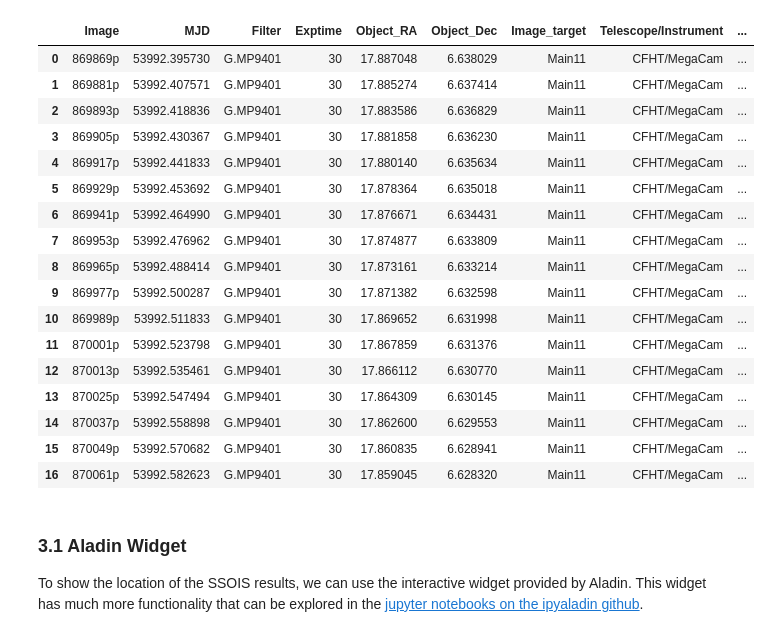
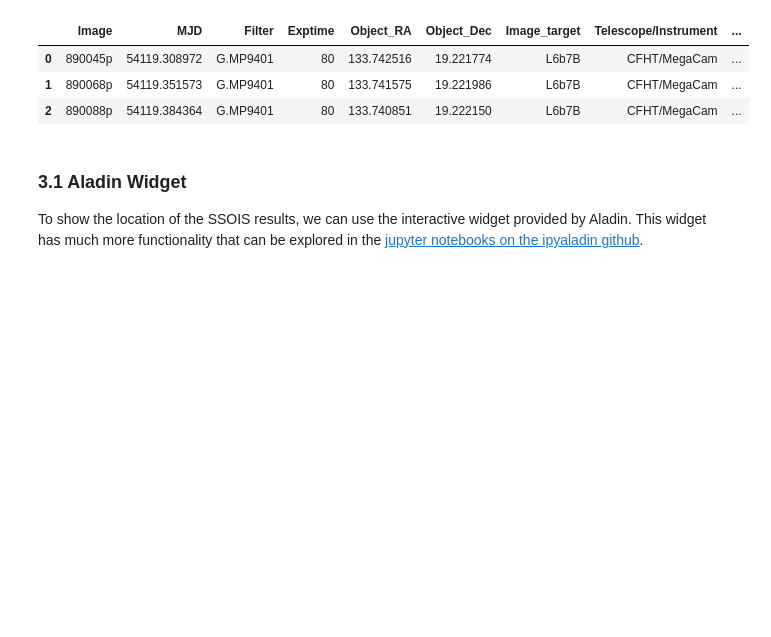
Before and after one commit to ellieb/astroquery_tutorial, a Jupyter notebook: astroquery_example_kbos.ipynb, the cells around one changed output. Saved outputs shown, nothing was run; the diff lists cells and outputs as text; code cells hidden in the pictures; blank space fills up the shorter version.

```diff
--- a/astroquery_example_kbos.ipynb
+++ b/astroquery_example_kbos.ipynb
@@ -34,60 +34,39 @@ from urllib.parse import urlencode
 import pandas as pd
 
 # Define search parameters
-# kbo_name = '2010 GB174'
-# start_date = '2010 01 01'
-# end_date = '2016 01 01'
-# max_exp_time = 100
-
-# Alternate search parameters
-kbo_name = 'Yasutani'
-start_date = '2006 09 14'
-end_date = '2006 09 15'
+kbo_name = '2006 WG206'
+start_date = '2007 01 18'
+end_date = '2007 01 19'
 max_exp_time = 20
 
 # Build query url
 params = {
     'lang': 'en',
     'object': kbo_name,
     'search': 'bynameCADC',
     'epoch1': start_date,
     'epoch2': end_date,
     'eunits': 'arcseconds',
     'extres': 'no',  # Return the extension where the KBO can be seen in
     'xyres': 'no',  # Return the pixel X and Y position of the KBO
     'format': 'tsv'
 }
 base_url = 'https://www.cadc-ccda.hia-iha.nrc-cnrc.gc.ca/cadcbin/ssos/ssosclf.pl'
 url = '{}?{}'.format(base_url, urlencode(params))
 
 # Access data and convert to panadas dataframe
 data_table = pd.read_csv(url, sep='\t')
 
 # Get results with a long exposure and the g-band filter
 data_table = data_table[(data_table['Exptime'] > max_exp_time)
                         & (data_table['Filter'] == "G.MP9401")]
 
-
 data_table
 # %% [output]
 |  | Image | MJD | Filter | Exptime | Object_RA | Object_Dec | Image_target | Telescope/Instrument | ... |
-| 0 | 869869p | 53992.395730 | G.MP9401 | 30 | 17.887048 | 6.638029 | Main11 | CFHT/MegaCam | ... |
-| 1 | 869881p | 53992.407571 | G.MP9401 | 30 | 17.885274 | 6.637414 | Main11 | CFHT/MegaCam | ... |
-| 2 | 869893p | 53992.418836 | G.MP9401 | 30 | 17.883586 | 6.636829 | Main11 | CFHT/MegaCam | ... |
-| 3 | 869905p | 53992.430367 | G.MP9401 | 30 | 17.881858 | 6.636230 | Main11 | CFHT/MegaCam | ... |
-| 4 | 869917p | 53992.441833 | G.MP9401 | 30 | 17.880140 | 6.635634 | Main11 | CFHT/MegaCam | ... |
-| 5 | 869929p | 53992.453692 | G.MP9401 | 30 | 17.878364 | 6.635018 | Main11 | CFHT/MegaCam | ... |
-| 6 | 869941p | 53992.464990 | G.MP9401 | 30 | 17.876671 | 6.634431 | Main11 | CFHT/MegaCam | ... |
-| 7 | 869953p | 53992.476962 | G.MP9401 | 30 | 17.874877 | 6.633809 | Main11 | CFHT/MegaCam | ... |
-| 8 | 869965p | 53992.488414 | G.MP9401 | 30 | 17.873161 | 6.633214 | Main11 | CFHT/MegaCam | ... |
-| 9 | 869977p | 53992.500287 | G.MP9401 | 30 | 17.871382 | 6.632598 | Main11 | CFHT/MegaCam | ... |
-| 10 | 869989p | 53992.511833 | G.MP9401 | 30 | 17.869652 | 6.631998 | Main11 | CFHT/MegaCam | ... |
-| 11 | 870001p | 53992.523798 | G.MP9401 | 30 | 17.867859 | 6.631376 | Main11 | CFHT/MegaCam | ... |
-| 12 | 870013p | 53992.535461 | G.MP9401 | 30 | 17.866112 | 6.630770 | Main11 | CFHT/MegaCam | ... |
-| 13 | 870025p | 53992.547494 | G.MP9401 | 30 | 17.864309 | 6.630145 | Main11 | CFHT/MegaCam | ... |
-| 14 | 870037p | 53992.558898 | G.MP9401 | 30 | 17.862600 | 6.629553 | Main11 | CFHT/MegaCam | ... |
-| 15 | 870049p | 53992.570682 | G.MP9401 | 30 | 17.860835 | 6.628941 | Main11 | CFHT/MegaCam | ... |
-| 16 | 870061p | 53992.582623 | G.MP9401 | 30 | 17.859045 | 6.628320 | Main11 | CFHT/MegaCam | ... |
+| 0 | 890045p | 54119.308972 | G.MP9401 | 80 | 133.742516 | 19.221774 | L6b7B | CFHT/MegaCam | ... |
+| 1 | 890068p | 54119.351573 | G.MP9401 | 80 | 133.741575 | 19.221986 | L6b7B | CFHT/MegaCam | ... |
+| 2 | 890088p | 54119.384364 | G.MP9401 | 80 | 133.740851 | 19.222150 | L6b7B | CFHT/MegaCam | ... |
 # %% [markdown]
 ### 3.1 Aladin Widget
 To show the location of the SSOIS results, we can use the interactive widget provided by Aladin. This widget has much more functionality that can be explored in the [jupyter notebooks on the ipyaladin github](https://github.com/cds-astro/ipyaladin/tree/master/examples).
```
Also changed, not shown: parts of 10 cells of this notebook, 1 other file.
